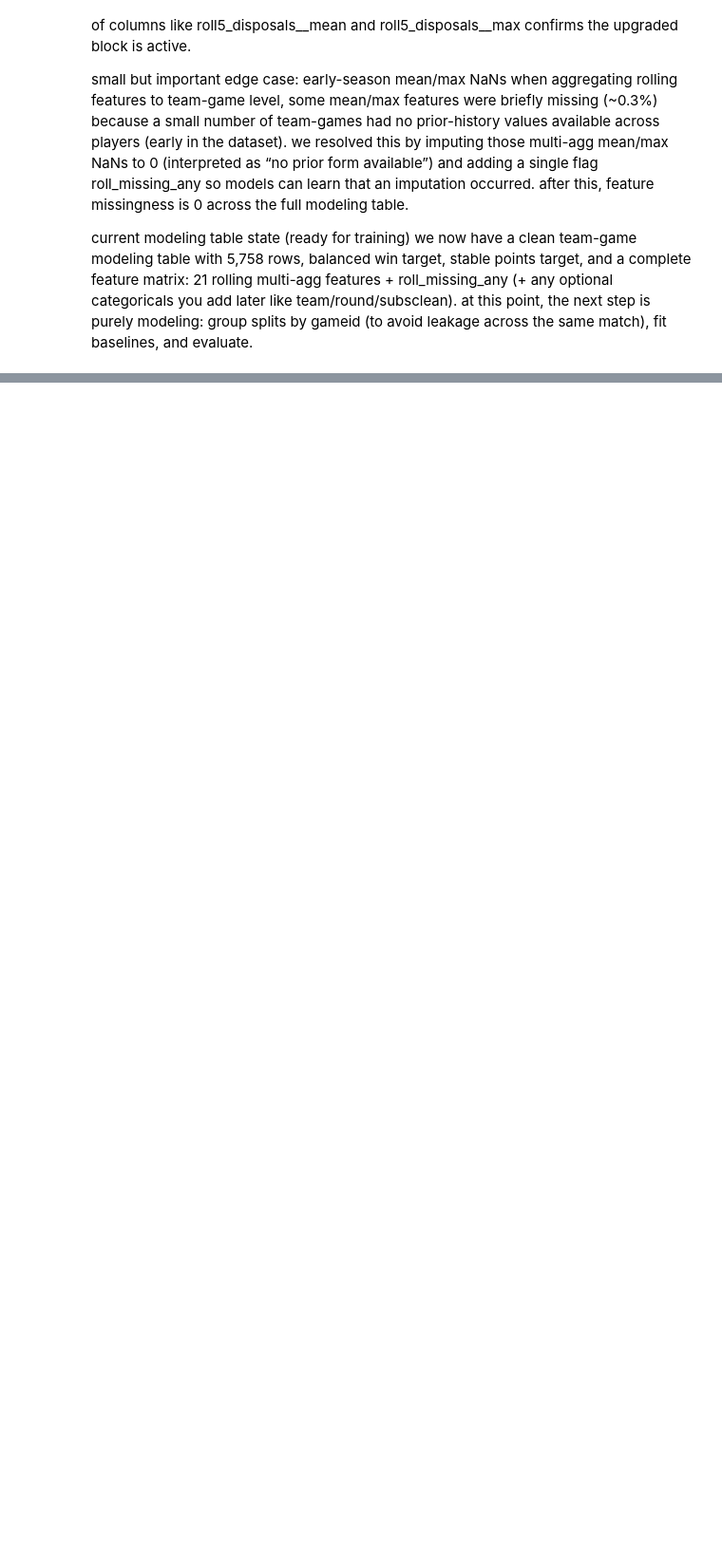
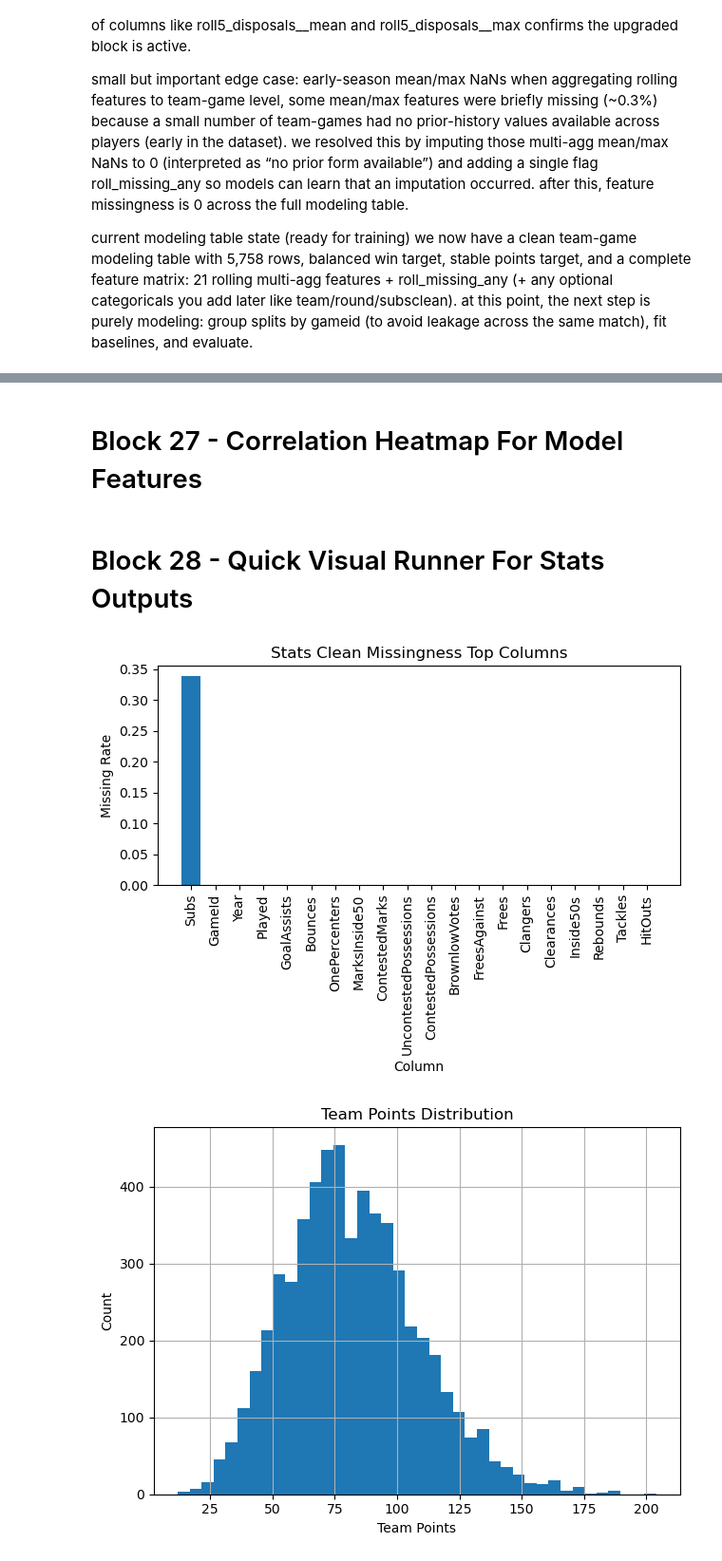
Before and after one commit to kjoohee/AFL-prediction, a Jupyter notebook: data/processed/Stats EDA.ipynb, the cells around one changed output, grey strips where cells are left out. Shown at 95% size. Saved outputs shown, nothing was run; the diff lists cells and outputs as text; code cells hidden in the pictures; blank space fills up the shorter version.

```diff
--- a/data/processed/Stats EDA.ipynb
+++ b/data/processed/Stats EDA.ipynb
@@ -697,0 +744,44 @@ we now have a clean team-game modeling table with 5,758 rows, balanced win targe
+# %%
+def plot_win_rate_by_team(team_game: pd.DataFrame) -> None:
+    df = team_game.copy()
+    team_wr = df.groupby("Team")["win"].mean().sort_values(ascending=False)
+
+    plt.figure()
+    plt.bar(team_wr.index.astype(str), team_wr.values)
+    plt.title("Win Rate By Team")
+    plt.xlabel("Team")
+    plt.ylabel("Win Rate")
+    plt.xticks(rotation=90)
+    plt.tight_layout()
+    plt.show()
+# %% [markdown]
+# Block 27 - Correlation Heatmap For Model Features
+# %%
+def plot_feature_correlation(model_df: pd.DataFrame, max_features: int = 25) -> None:
+    feat_cols = [c for c in model_df.columns if c.startswith("roll5_") or c == "n_players" or c == "roll_missing_any"]
+    feat_cols = feat_cols[:max_features]
+
+    X = model_df[feat_cols].astype(float)
+    corr = X.corr().fillna(0).values
+
+    plt.figure()
+    plt.imshow(corr, aspect="auto")
+    plt.title("Feature Correlation Heatmap")
+    plt.xticks(range(len(feat_cols)), feat_cols, rotation=90)
+    plt.yticks(range(len(feat_cols)), feat_cols)
+    plt.tight_layout()
+    plt.show()
+# %% [markdown]
+# Block 28 - Quick Visual Runner For Stats Outputs
+# %%
+def main_stats_visuals(stats_clean_final: pd.DataFrame, team_game: pd.DataFrame, model_df: pd.DataFrame) -> None:
+    plot_missingness(stats_clean_final, "Stats Clean Missingness Top Columns", top_n=20)
+    plot_team_points(team_game)
+    plot_points_by_year(team_game)
+    plot_win_rate_by_team(team_game)
+    plot_feature_correlation(model_df, max_features=25)
+
+main_stats_visuals(stats_clean_final, team_game, model_df)
+# %% [output]
+[figure, added]
+[figure, added]
```
Also changed, not shown: parts of 12 cells of this notebook.
